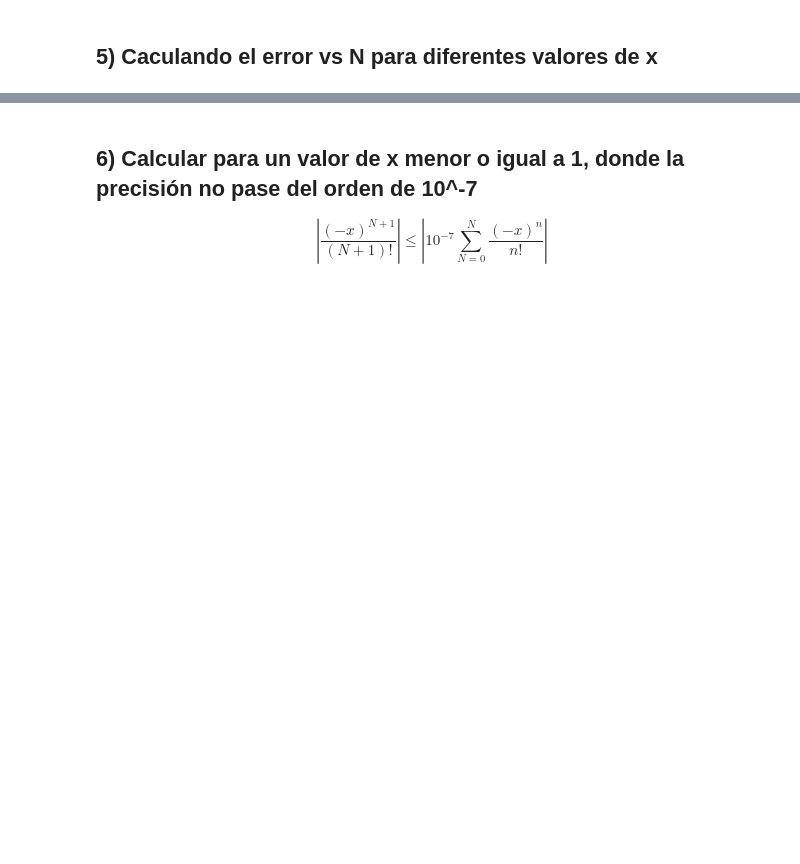
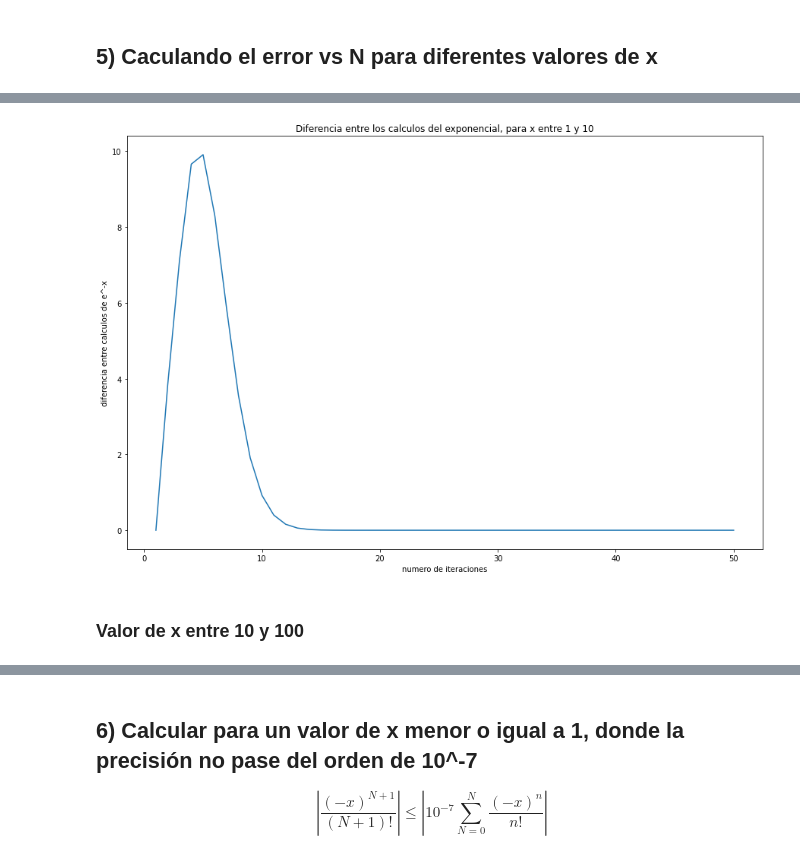
Before and after one commit to hernansalinas/CursoMetodosComputacionales, a Jupyter notebook: Entregas/Severiche_203/Laboratorio_03.ipynb, the cells around one changed output, grey strips where cells are left out. Saved outputs shown, nothing was run; the diff lists cells and outputs as text; code cells hidden in the pictures; blank space fills up the shorter version.

```diff
--- a/Entregas/Severiche_203/Laboratorio_03.ipynb
+++ b/Entregas/Severiche_203/Laboratorio_03.ipynb
@@ -151,0 +230,21 @@ para valores de x entre:
+# %%
+P5_val2_x = rd.uniform(1,10)
+# %%
+P5_val2_exp = np.zeros(len(P5_valn))
+P5_val2_expneg = np.zeros(len(P5_valn))
+P5_val2_error = np.zeros(len(P5_valn))
+for i in range(0,len(P5_valn)):
+    P5_val2_exp[i] = Exp(P5_val2_x,int(P5_valn[i]))
+    P5_val2_expneg[i] = ExpNeg(P5_val2_x,int(P5_valn[i]))
+    P5_val2_error[i] = abs(P5_val2_exp[i] - P5_val2_expneg[i])
+# %%
+plt.figure(figsize=(15,10))
+plt.plot(P5_valn,P5_val2_error)
+plt.title("Diferencia entre los calculos del exponencial, para x entre 1 y 10")
+plt.xlabel("numero de iteraciones")
+plt.ylabel("diferencia entre calculos de e^-x")
+plt.show()
+# %% [output]
+[figure, added]
+# %% [markdown]
+### Valor de x entre 10 y 100
```
Also changed, not shown: parts of 32 cells of this notebook, 1 other file.
